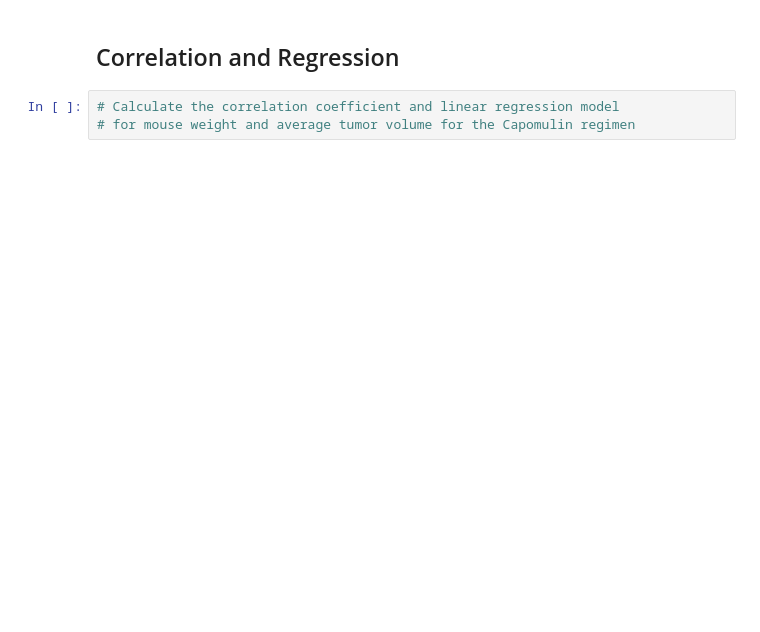
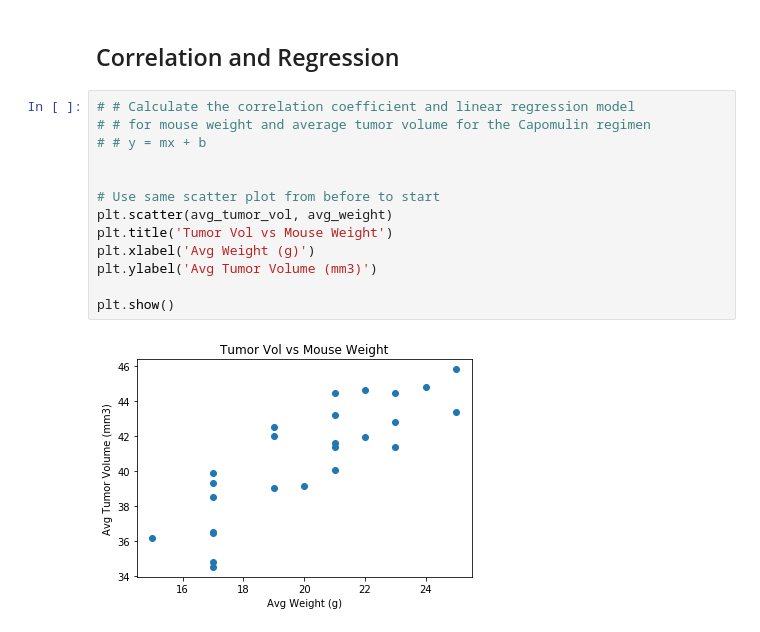
Before and after one commit to annajesus/Matplotlib-challenge, a Jupyter notebook: pymaceuticals_final.ipynb, the cells around one changed output. Cells and saved outputs as stored; diff of their text form; blank space fills up the shorter version.

```diff
--- a/pymaceuticals_starter-Copy1.ipynb
+++ b/pymaceuticals_final.ipynb
@@ -333,5 +361,17 @@ plt.show()
 # %% [markdown]
 ## Correlation and Regression
 # %%
-# Calculate the correlation coefficient and linear regression model
-# for mouse weight and average tumor volume for the Capomulin regimen
+# # Calculate the correlation coefficient and linear regression model
+# # for mouse weight and average tumor volume for the Capomulin regimen
+# # y = mx + b
+
+
+# Use same scatter plot from before to start
+plt.scatter(avg_tumor_vol, avg_weight)
+plt.title('Tumor Vol vs Mouse Weight')
+plt.xlabel('Avg Weight (g)')
+plt.ylabel('Avg Tumor Volume (mm3)')
+
+plt.show()
+# %% [output]
+[figure, added]
```
Also changed, not shown: parts of 11 cells of this notebook, 2 other files.
